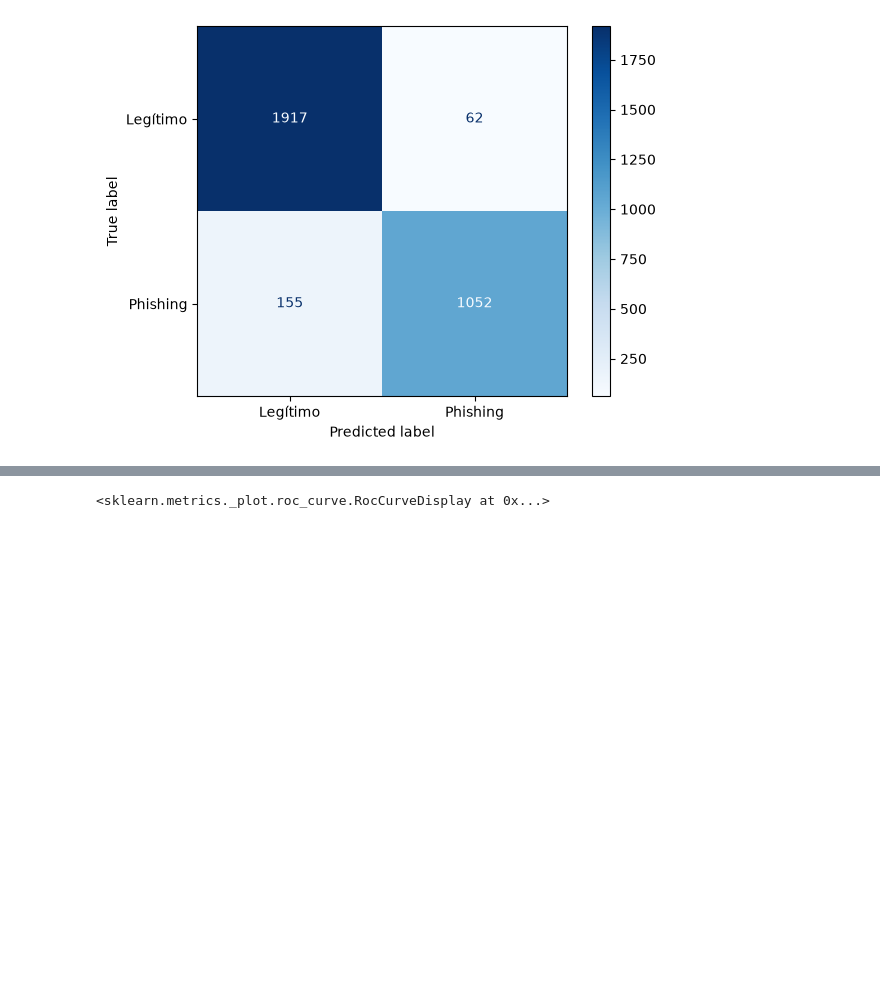
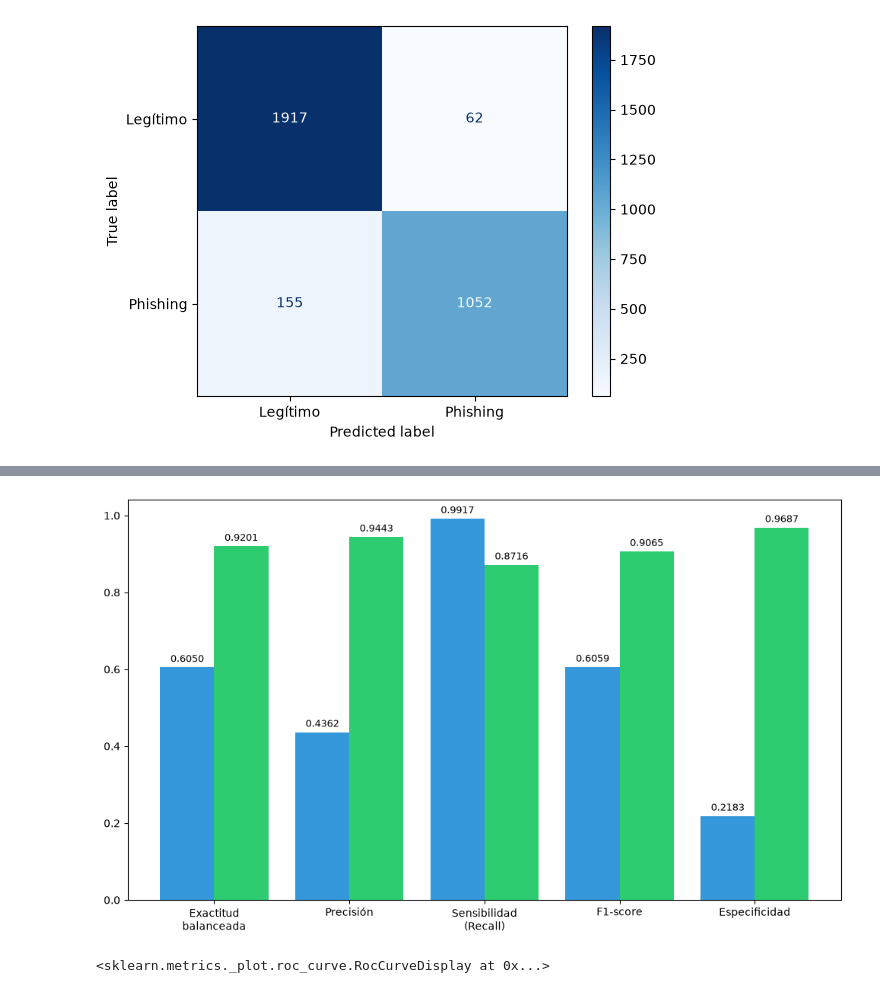
Before and after one commit to LCampi01/machine_learning_ceia, a Jupyter notebook: knn.ipynb, the cells around one changed output, grey strips where cells are left out. Drawn from its saved outputs; the diff is of its cells as text; code cells hidden in the pictures; blank space fills up the shorter version.

```diff
--- a/knn.ipynb
+++ b/knn.ipynb
@@ -226,3 +260,56 @@ ConfusionMatrixDisplay.from_predictions(y_test, y_pred, display_labels=['Legíti
+# %%
+metrics_names = [
+    'Exactitud\nbalanceada',
+    'Precisión',
+    'Sensibilidad\n(Recall)',
+    'F1-score',
+    'Especificidad'
+]
+
+before_vals = [
+    balanced_accuracy_knn,
+    precision_knn,
+    TPR_knn,
+    f1_knn,
+    TNR_knn
+]
+
+after_vals = [
+    balanced_accuracy_knn_opt,
+    precision_knn_opt,
+    TPR_knn_opt,
+    f1_knn_opt,
+    TNR_knn_opt
+]
+
+x = np.arange(5)
+
+fig, ax = plt.subplots(figsize=(10, 6))
+
+rects1 = ax.bar(x - 0.2, before_vals, 0.4, color='#3498db')
+for rect in rects1:
+    height = rect.get_height()
+    ax.annotate(f'{height:.4f}',
+                xy=(rect.get_x() + rect.get_width() / 2, height),
+                xytext=(0, 3),
+                textcoords="offset points",
+                ha='center', va='bottom', fontsize=9)
+rects2 = ax.bar(x + 0.2, after_vals, 0.4, color='#2ecc71')
+for rect in rects2:
+    height = rect.get_height()
+    ax.annotate(f'{height:.4f}',
+                xy=(rect.get_x() + rect.get_width() / 2, height),
+                xytext=(0, 3),
+                textcoords="offset points",
+                ha='center', va='bottom', fontsize=9)
+
+ax.set_xticks(x)
+ax.set_xticklabels(metrics_names, fontsize=10)
+
+plt.tight_layout()
+plt.show()
+# %% [output]
+[figure, added]
 # %%
 y_scores = optimized_knn_model.predict_proba(X_test)[:, 1]
 
```
Also changed, not shown: parts of 8 cells of this notebook.
